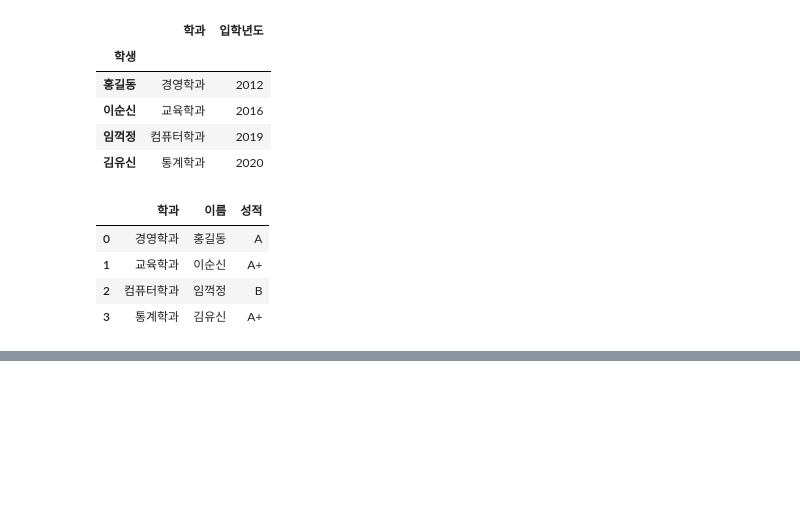
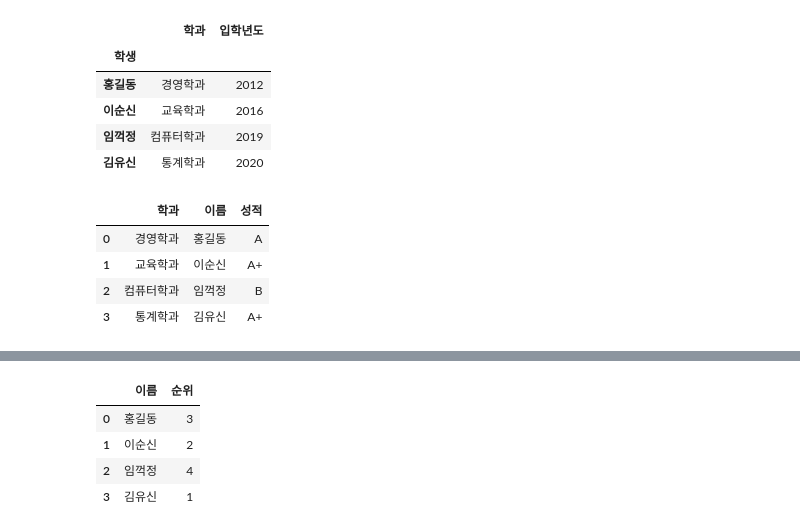
Before and after one commit to kksonge/cakd3_review, a Jupyter notebook: Pandas/데이터결합.ipynb, the cells around one changed output, grey strips where cells are left out. Saved outputs shown, nothing was run; the diff lists cells and outputs as text; code cells hidden in the pictures; blank space fills up the shorter version.

```diff
--- a/Pandas/데이터결합.ipynb
+++ b/Pandas/데이터결합.ipynb
@@ -277,0 +330,10 @@ pd.merge(mdf1, df6, left_index=True, right_on='이름')
+# %%
+df9 = pd.DataFrame({'이름':['홍길동', '이순신', '임꺽정', '김유신'],
+                   '순위':[3, 2, 4, 1]})
+df9
+# %% [output]
+|  | 이름 | 순위 |
+| 0 | 홍길동 | 3 |
+| 1 | 이순신 | 2 |
+| 2 | 임꺽정 | 4 |
+| 3 | 김유신 | 1 |
```
Also changed, not shown: parts of 10 cells of this notebook.
